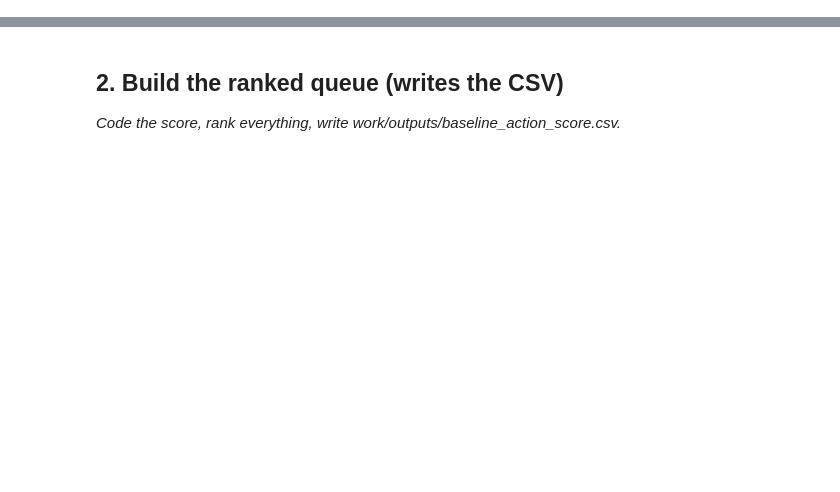
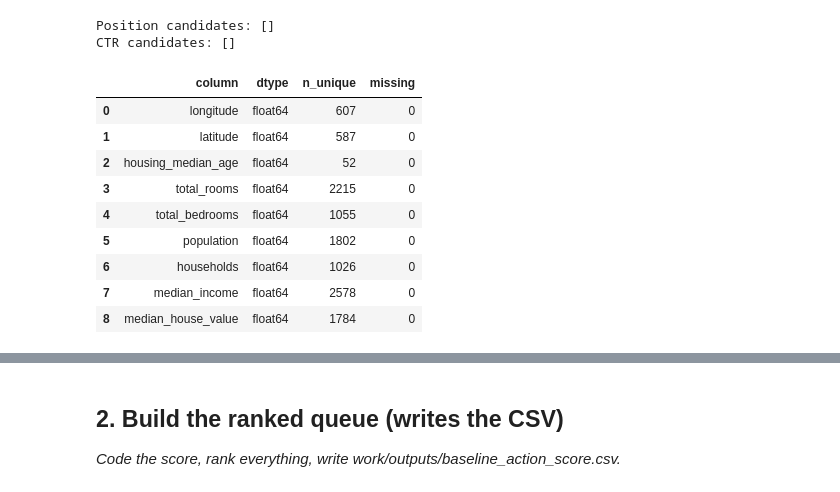
Before and after one commit to HemapavaniDontula/flyrank-ml, a Jupyter notebook: work/notebooks/w04_baseline_score.ipynb, the cells around one changed output, grey strips where cells are left out. Cells and saved outputs as stored; diff of their text form; code cells hidden in the pictures; blank space fills up the shorter version.

```diff
--- a/work/notebooks/w04_baseline_score.ipynb
+++ b/work/notebooks/w04_baseline_score.ipynb
@@ -15,0 +56,30 @@ This skeleton is yours to fill. Work the sections **in order** — each one has
+# %%
+# This cell is for CODE (numbers, a query, a check).
+# Write your text answer in the cell ABOVE this one — typing sentences here breaks Run All.
+
+import pandas as pd
+import numpy as np
+from pathlib import Path
+
+# Find the supplied anonymized dataset.
+csv_candidates = list(Path(".").rglob("*.csv"))
+
+preferred = [
+    p for p in csv_candidates
+    if p.name == "content_refresh_anonymized.csv"
+]
+
+if preferred:
+    data_path = preferred[0]
+elif csv_candidates:
+    data_path = csv_candidates[0]
+else:
+    raise FileNotFoundError("No CSV dataset found.")
+
+df = pd.read_csv(data_path)
+
+print("Dataset:", data_path)
+print("Rows:", len(df))
+print("Columns:", len(df))
+print("\nColumns:")
+print(df.columns.tolist())
@@ -15,0 +232,45 @@ This skeleton is yours to fill. Work the sections **in order** — each one has
+# %%
+# Identify the position and CTR fields.
+
+position_candidates = [
+    c for c in df.columns
+    if "position_tier" in c.lower()
+    or c.lower() == "position"
+    or "avg_position" in c.lower()
+    or "ranking_position" in c.lower()
+]
+
+ctr_candidates = [
+    c for c in df.columns
+    if c.lower() == "ctr"
+    or "ctr" in c.lower()
+]
+
+print("Position candidates:", position_candidates)
+print("CTR candidates:", ctr_candidates)
+# %% [output]
+Position candidates: []
+CTR candidates: []
+# %%
+# Show all columns with their data types
+pd.set_option("display.max_rows", 100)
+
+column_info = pd.DataFrame({
+    "column": df.columns,
+    "dtype": [df[c].dtype for c in df.columns],
+    "n_unique": [df[c].nunique(dropna=True) for c in df.columns],
+    "missing": [df[c].isna().sum() for c in df.columns]
+})
+
+display(column_info)
+# %% [output]
+|  | column | dtype | n_unique | missing |
+| 0 | longitude | float64 | 607 | 0 |
+| 1 | latitude | float64 | 587 | 0 |
+| 2 | housing_median_age | float64 | 52 | 0 |
+| 3 | total_rooms | float64 | 2215 | 0 |
+| 4 | total_bedrooms | float64 | 1055 | 0 |
+| 5 | population | float64 | 1802 | 0 |
+| 6 | households | float64 | 1026 | 0 |
+| 7 | median_income | float64 | 2578 | 0 |
+| 8 | median_house_value | float64 | 1784 | 0 |
```
Also changed, not shown: parts of 31 cells of this notebook.
